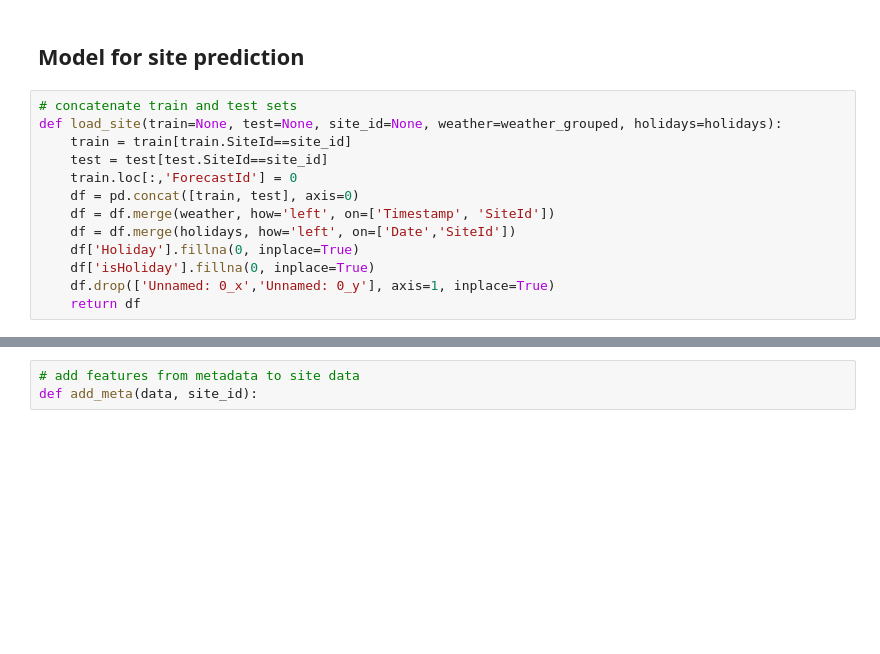
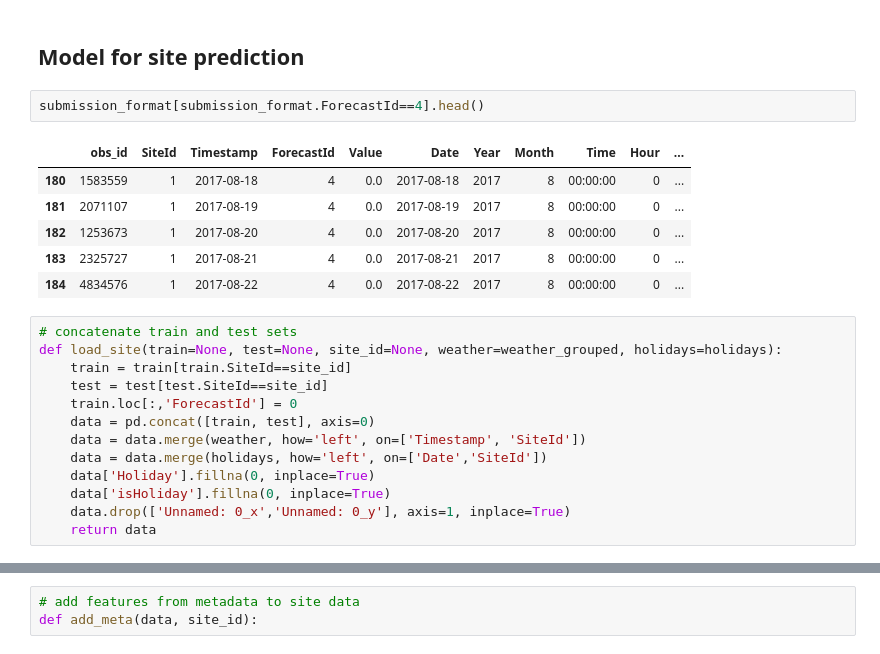
Before and after one commit to kzhao682/Power_Law_Forecast, a Jupyter notebook: Modeling.ipynb, the cells around one changed output, grey strips where cells are left out. Saved outputs shown, nothing was run; the diff lists cells and outputs as text; blank space fills up the shorter version.

```diff
--- a/Modeling.ipynb
+++ b/Modeling.ipynb
@@ -235,16 +236,25 @@ forecast_score(yhat, test_X, test_y)
 0.016920891150341268
 # %% [markdown]
 ## Model for site prediction
+# %%
+submission_format[submission_format.ForecastId==4].head()
+# %% [output]
+|  | obs_id | SiteId | Timestamp | ForecastId | Value | Date | Year | Month | Time | Hour | ... |
+| 180 | 1583559 | 1 | 2017-08-18 | 4 | 0.0 | 2017-08-18 | 2017 | 8 | 00:00:00 | 0 | ... |
+| 181 | 2071107 | 1 | 2017-08-19 | 4 | 0.0 | 2017-08-19 | 2017 | 8 | 00:00:00 | 0 | ... |
+| 182 | 1253673 | 1 | 2017-08-20 | 4 | 0.0 | 2017-08-20 | 2017 | 8 | 00:00:00 | 0 | ... |
+| 183 | 2325727 | 1 | 2017-08-21 | 4 | 0.0 | 2017-08-21 | 2017 | 8 | 00:00:00 | 0 | ... |
+| 184 | 4834576 | 1 | 2017-08-22 | 4 | 0.0 | 2017-08-22 | 2017 | 8 | 00:00:00 | 0 | ... |
 # %%
 # concatenate train and test sets
 def load_site(train=None, test=None, site_id=None, weather=weather_grouped, holidays=holidays):
     train = train[train.SiteId==site_id]
     test = test[test.SiteId==site_id]
     train.loc[:,'ForecastId'] = 0
-    df = pd.concat([train, test], axis=0)
-    df = df.merge(weather, how='left', on=['Timestamp', 'SiteId'])
-    df = df.merge(holidays, how='left', on=['Date','SiteId'])
-    df['Holiday'].fillna(0, inplace=True)
-    df['isHoliday'].fillna(0, inplace=True)
-    df.drop(['Unnamed: 0_x','Unnamed: 0_y'], axis=1, inplace=True)
-    return df
+    data = pd.concat([train, test], axis=0)
+    data = data.merge(weather, how='left', on=['Timestamp', 'SiteId'])
+    data = data.merge(holidays, how='left', on=['Date','SiteId'])
+    data['Holiday'].fillna(0, inplace=True)
+    data['isHoliday'].fillna(0, inplace=True)
+    data.drop(['Unnamed: 0_x','Unnamed: 0_y'], axis=1, inplace=True)
+    return data
```
Also changed, not shown: parts of 34 cells of this notebook, 4 other files.
